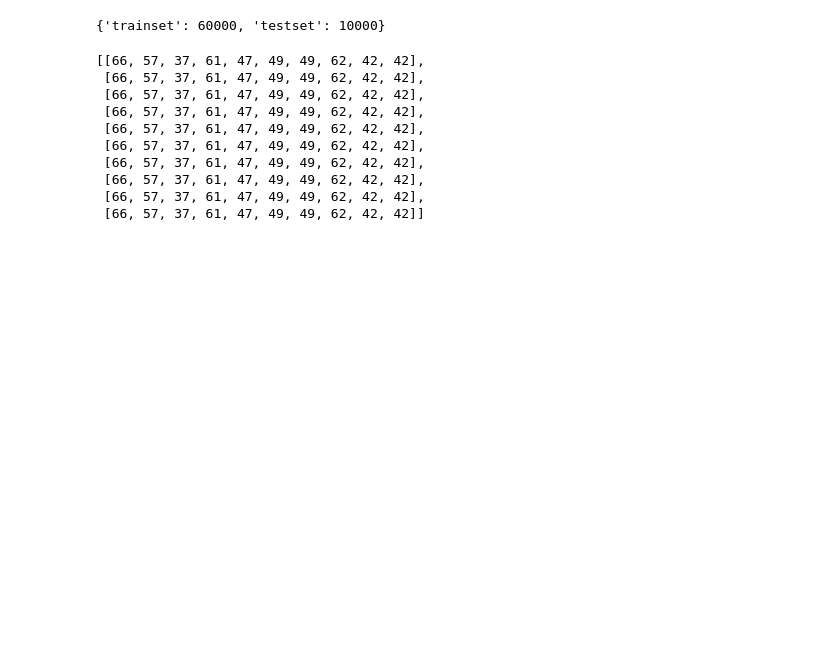
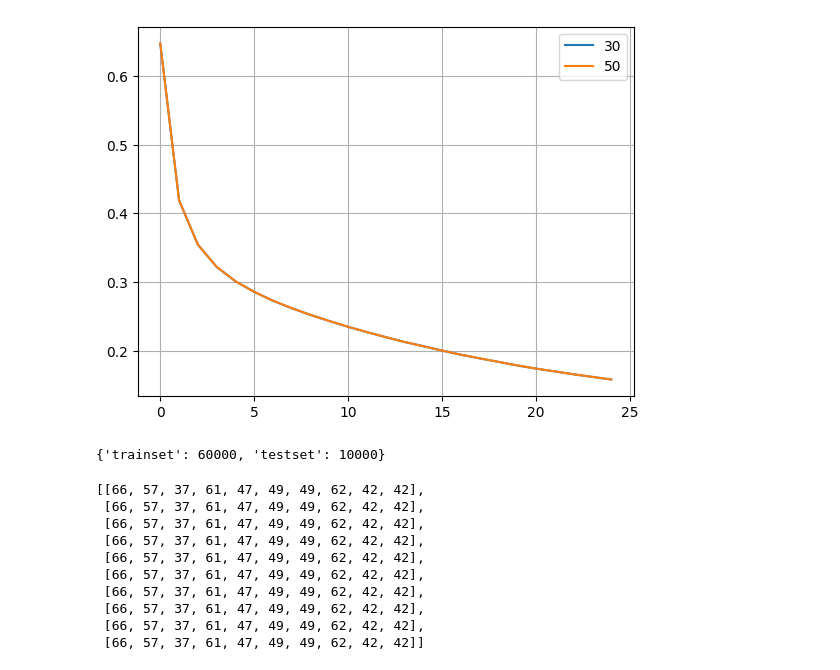
Before and after one commit to vuphuc24601/fldp, a Jupyter notebook: results.ipynb, the cells around one changed output. Saved outputs shown, nothing was run; the diff lists cells and outputs as text; code cells hidden in the pictures; blank space fills up the shorter version.

```diff
--- a/results.ipynb
+++ b/results.ipynb
@@ -52,3 +43,16 @@ from enums import Path
+# %%
+filename_dp = f"dp/N20_K20_DPC2048_BS64_E30_T25_C1.pkl"
+data_baseline = load_gen(filename_dp, eval_type)
+plt.plot(data_baseline["avg"])
+
+filename_dp = f"dp/N20_K20_DPC2048_BS64_E50_T25_C1.pkl"
+data_baseline = load_gen(filename_dp, eval_type)
+plt.plot(data_baseline["avg"])
+
+plt.legend(["30", "50"])
+plt.grid()
+# %% [output]
+[figure, added]
 # %%
 def get_mnist_iid(dataset, num_users, num_items):
     """
```
Also changed, not shown: parts of 3 cells of this notebook, 9 other files.
